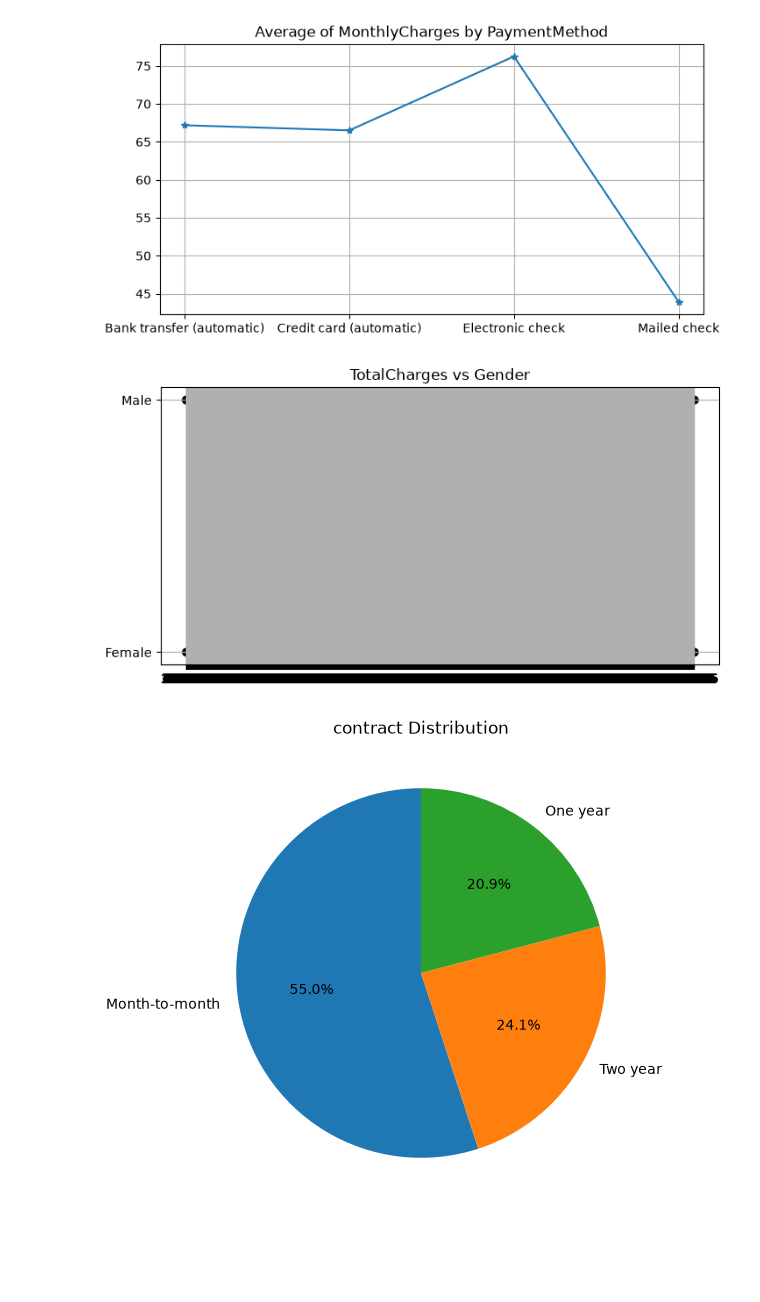
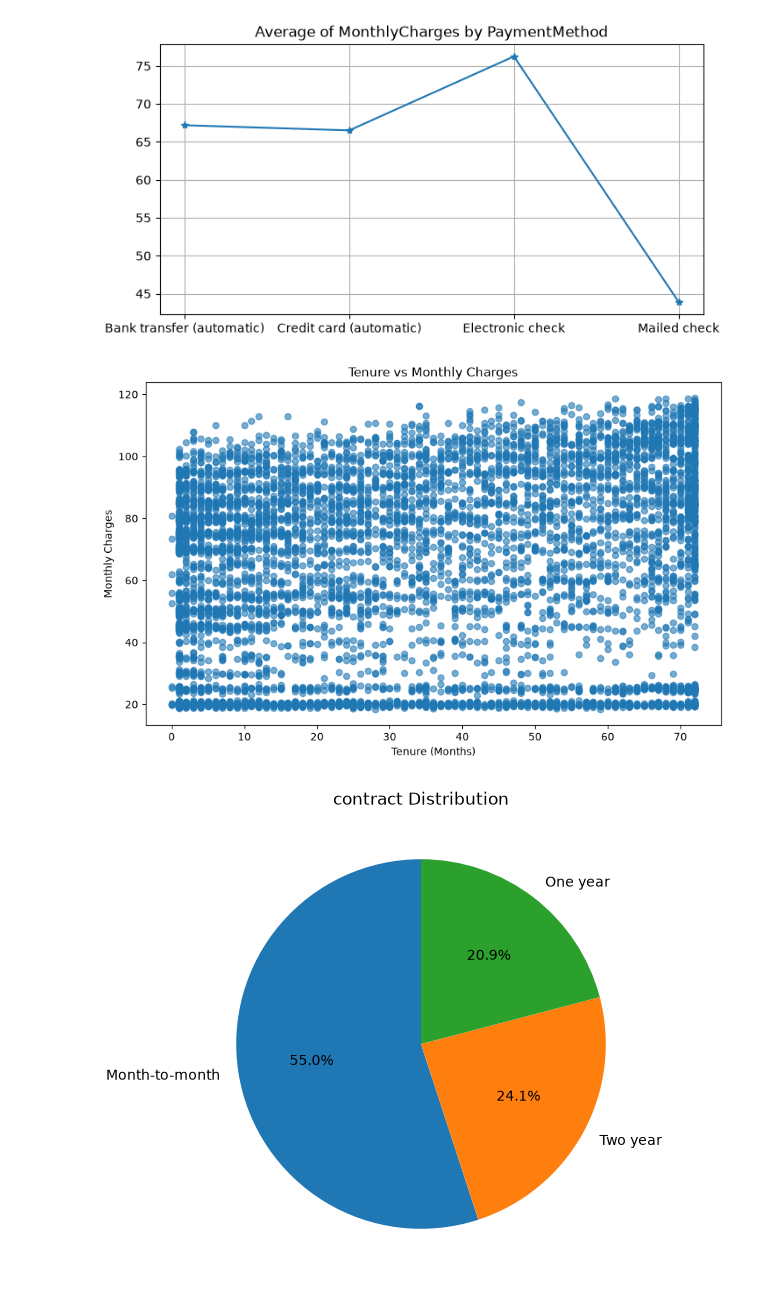
Before and after one commit to jahnavi56553-bit/AIML-online-classes, a Jupyter notebook: project4(CustomerChurnPrediction).ipynb, the cells around one changed output. Saved outputs shown, nothing was run; the diff lists cells and outputs as text; code cells hidden in the pictures; blank space fills up the shorter version.

```diff
--- a/project4(CustomerChurnPrediction).ipynb
+++ b/project4(CustomerChurnPrediction).ipynb
@@ -188,18 +188,20 @@ Name: MonthlyCharges, dtype: float64
 [figure]
 # %%
 import matplotlib.pyplot as plt
+plt.figure(figsize=(10, 6))
+plt.scatter(
+    df["tenure"],
+    df["MonthlyCharges"],
+    alpha=0.6
+)
 
-plt.figure(figsize=(8,4))
-plt.scatter(df["TotalCharges"], df["Gender"], color="black")
-
-plt.title("TotalCharges vs Gender")
-plt.xlabel = ("Gender")
-plt.ylabel = ("TotalCharges")
-plt.grid(True)
+plt.xlabel("Tenure (Months)")
+plt.ylabel("Monthly Charges")
+plt.title("Tenure vs Monthly Charges")
 
 plt.show()
 # %% [output]
-[figure, old version]
+[figure, new version]
 # %%
 contract = df["Contract"].value_counts()
 
```
